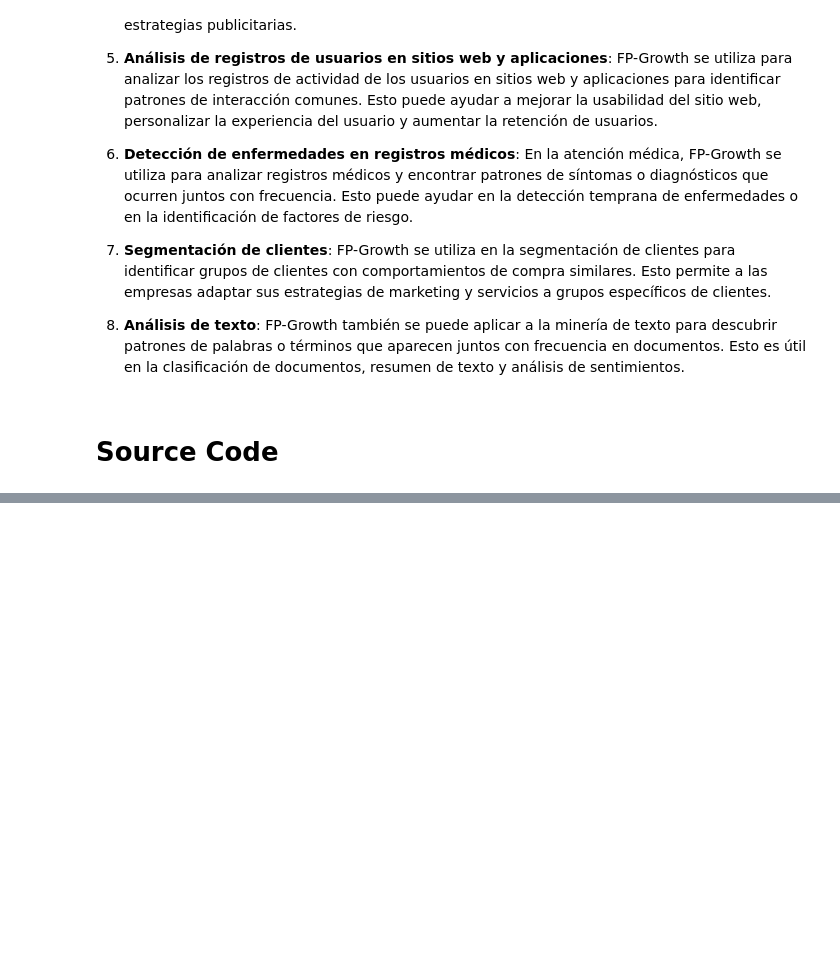
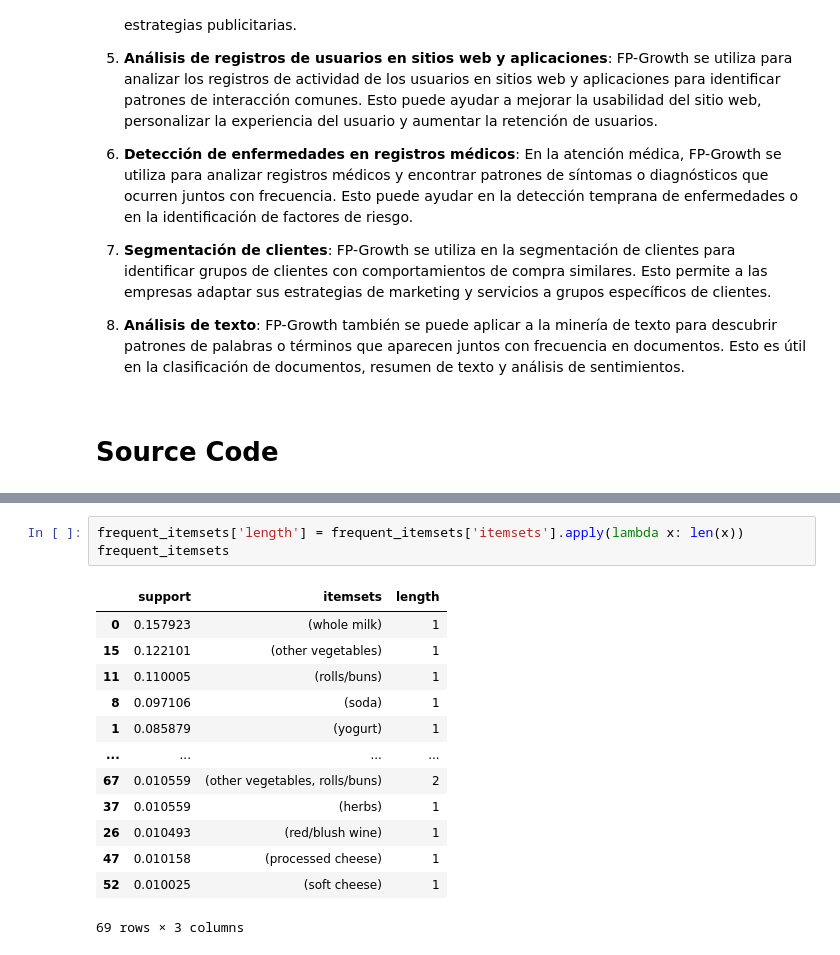
Before and after one commit to marquinamaria/UCB_MDSv4_ML, a Jupyter notebook: ARL_FP_Growth_Algorithm.ipynb, the cells around one changed output, grey strips where cells are left out. Cells and saved outputs as stored; diff of their text form; blank space fills up the shorter version.

```diff
--- a/ARL_FP_Growth_Algorithm.ipynb
+++ b/ARL_FP_Growth_Algorithm.ipynb
@@ -52,0 +138,17 @@ Aquí detallamos algunos casos de uso comunes de FP-Growth:
+# %%
+frequent_itemsets['length'] = frequent_itemsets['itemsets'].apply(lambda x: len(x))
+frequent_itemsets
+# %% [output]
+|  | support | itemsets | length |
+| 0 | 0.157923 | (whole milk) | 1 |
+| 15 | 0.122101 | (other vegetables) | 1 |
+| 11 | 0.110005 | (rolls/buns) | 1 |
+| 8 | 0.097106 | (soda) | 1 |
+| 1 | 0.085879 | (yogurt) | 1 |
+| ... | ... | ... | ... |
+| 67 | 0.010559 | (other vegetables, rolls/buns) | 2 |
+| 37 | 0.010559 | (herbs) | 1 |
+| 26 | 0.010493 | (red/blush wine) | 1 |
+| 47 | 0.010158 | (processed cheese) | 1 |
+| 52 | 0.010025 | (soft cheese) | 1 |
+69 rows × 3 columns
```
Also changed, not shown: parts of 19 cells of this notebook.
